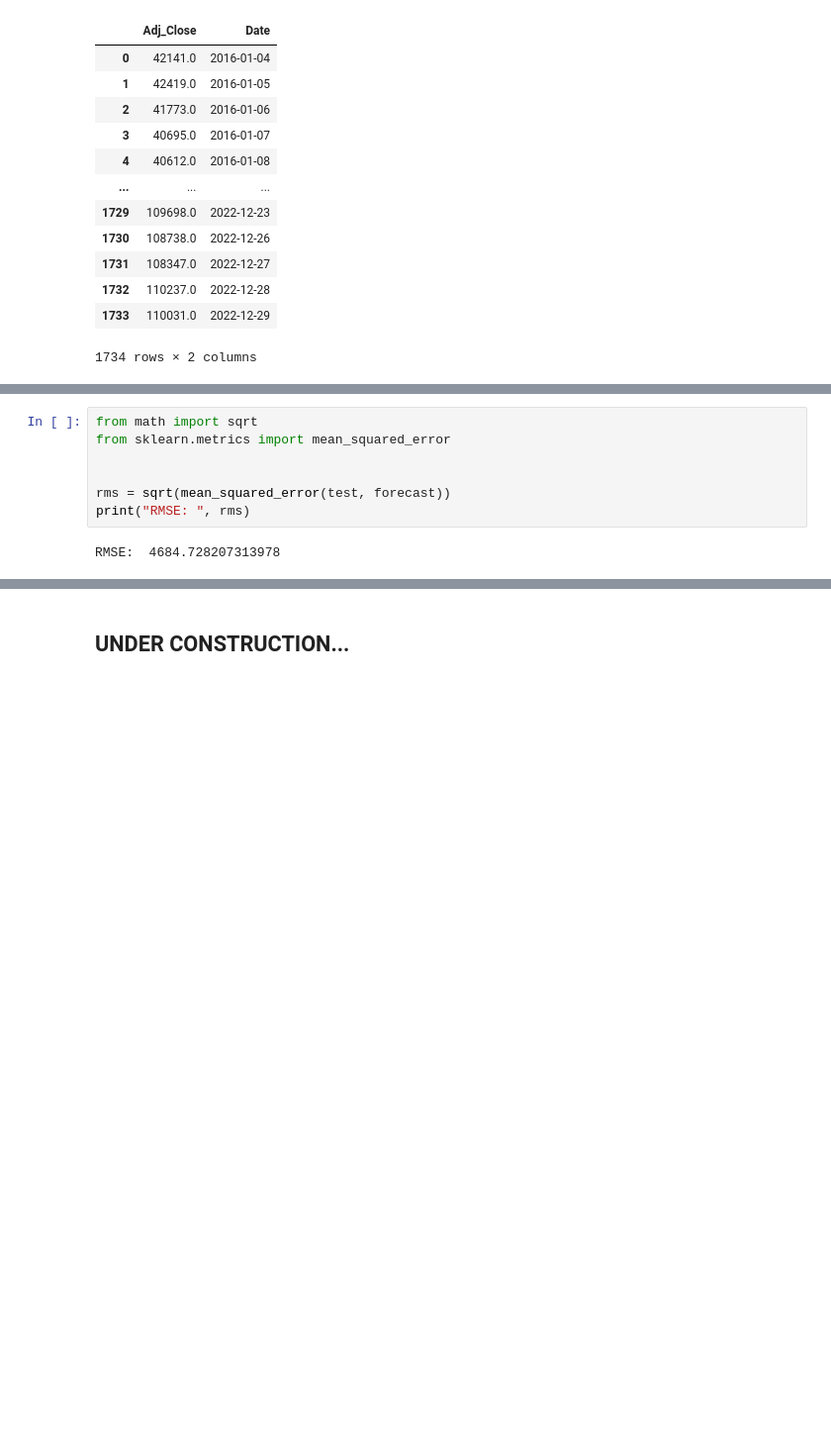
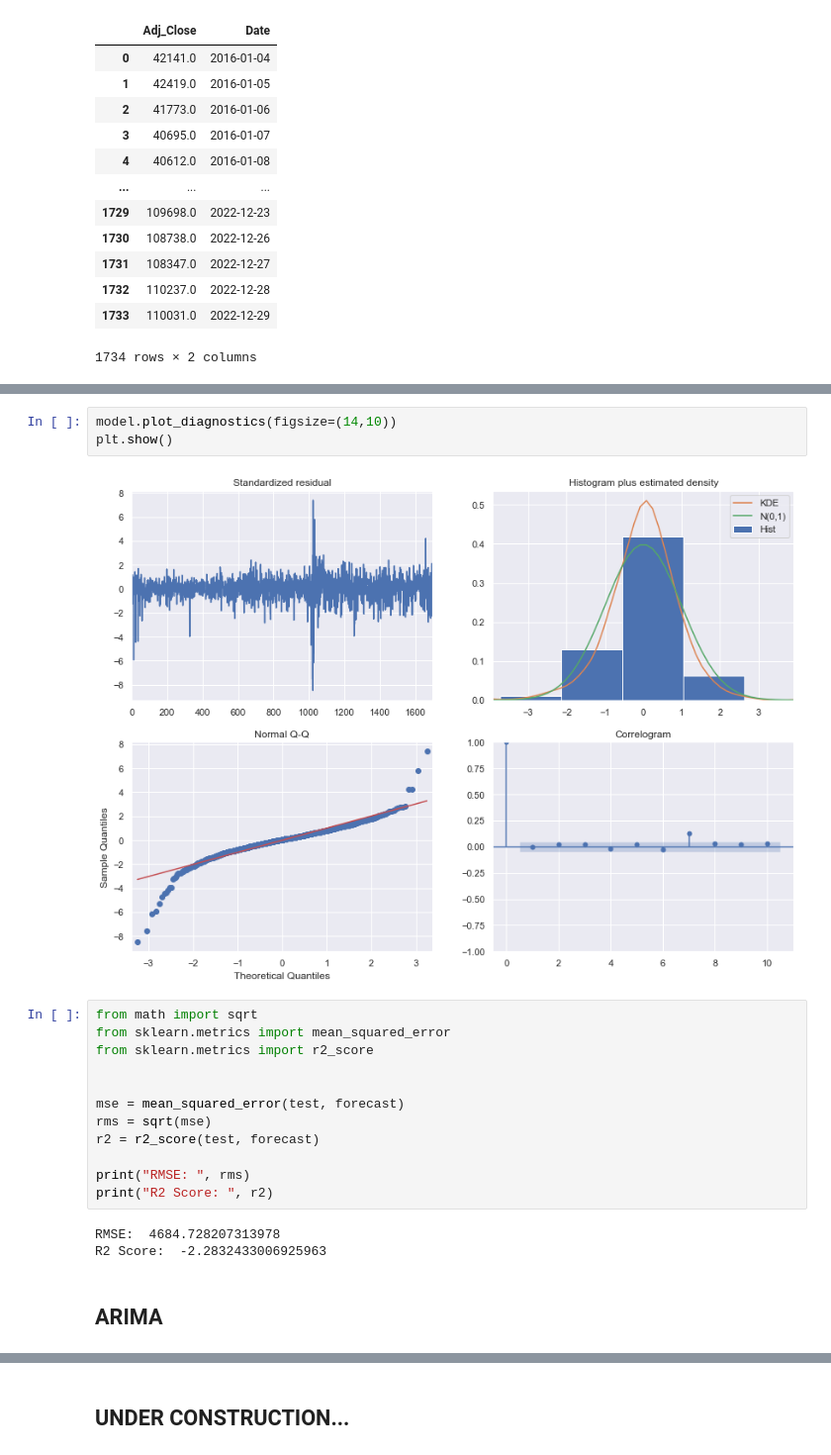
Before and after one commit to fernandopmarciano/Data_Analisys, a Jupyter notebook: Market_Forecast/notebook.ipynb, the cells around one changed output, grey strips where cells are left out. Shown at 99% size. Saved outputs shown, nothing was run; the diff lists cells and outputs as text; blank space fills up the shorter version.

```diff
--- a/Market_Forecast/notebook.ipynb
+++ b/Market_Forecast/notebook.ipynb
@@ -347,9 +451,22 @@ plt.show()
+# %%
+model.plot_diagnostics(figsize=(14,10))
+plt.show()
+# %% [output]
+[figure, added]
 # %%
 from math import sqrt
 from sklearn.metrics import mean_squared_error
+from sklearn.metrics import r2_score
 
 
-rms = sqrt(mean_squared_error(test, forecast))
+mse = mean_squared_error(test, forecast)
+rms = sqrt(mse)
+r2 = r2_score(test, forecast)
+
 print("RMSE: ", rms)
+print("R2 Score: ", r2)
 # %% [output]
 RMSE:  4684.728207313978
+R2 Score:  -2.2832433006925963
+# %% [markdown]
+## ARIMA
```
Also changed, not shown: parts of 21 cells of this notebook, 1 other file.
